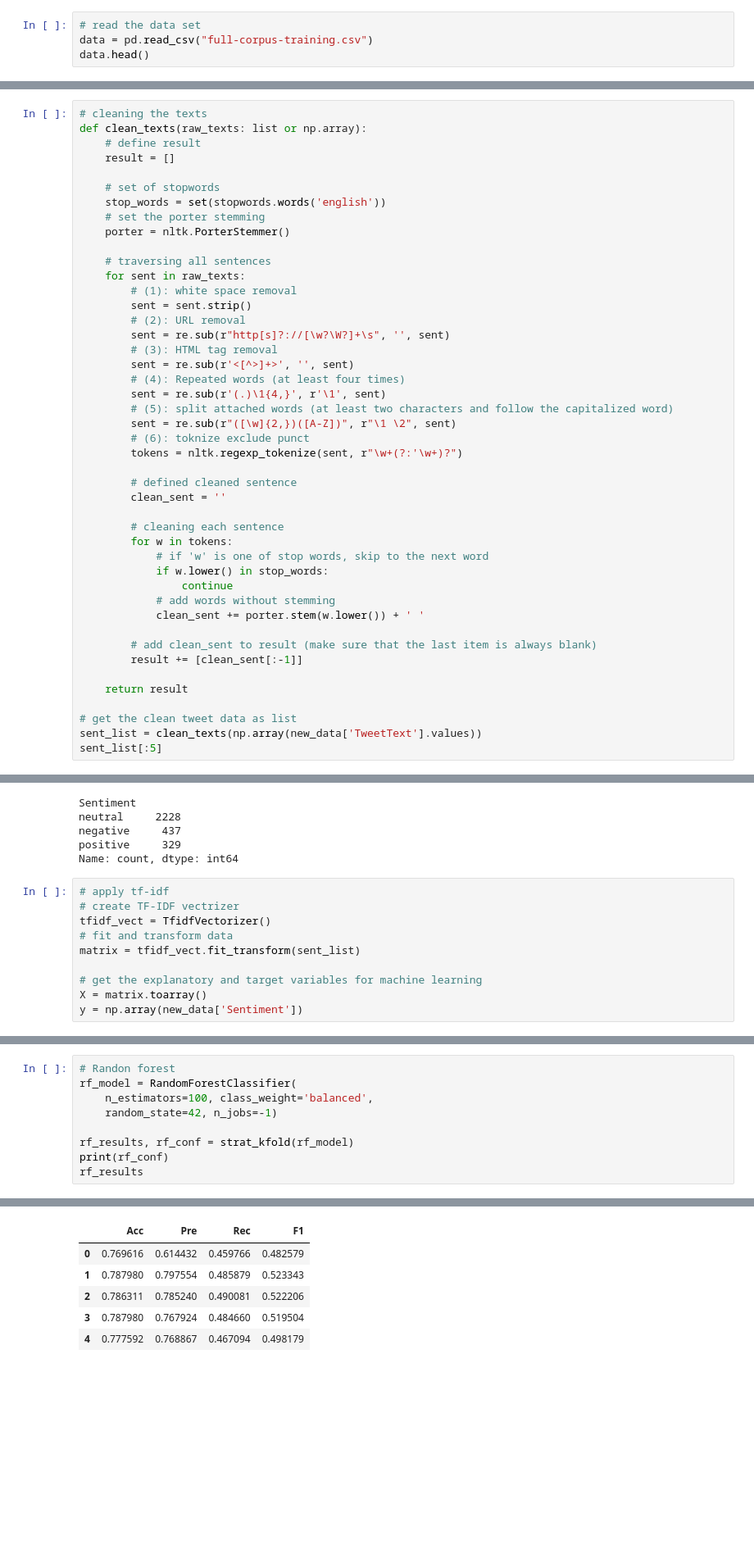
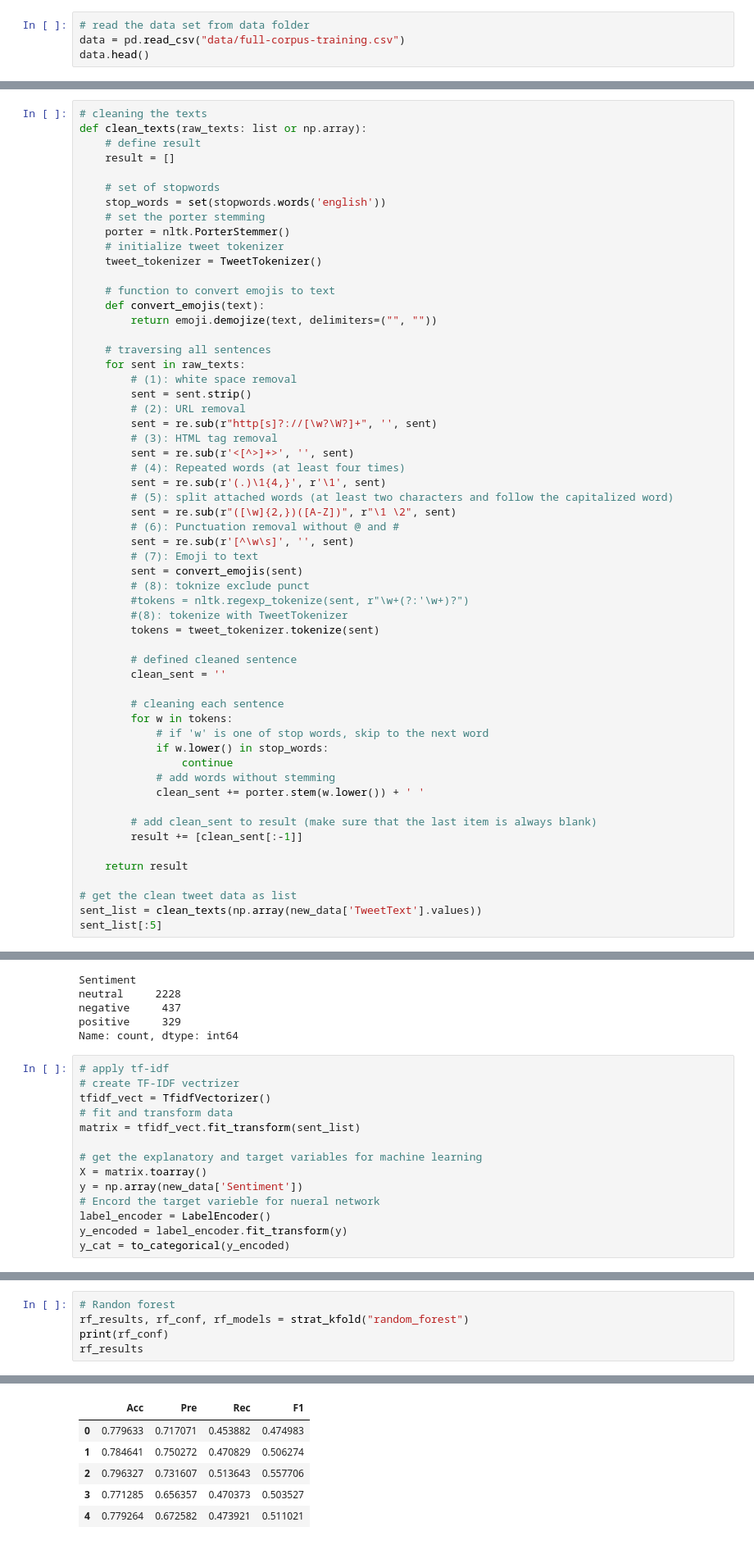
Before and after one commit to RanArino/Course_Projects, a Jupyter notebook: BDA600_SocialMediaAnalytics/WS03_SentimentAnalysis.ipynb, the cells around one changed output, grey strips where cells are left out. Shown at 82% size. Cells and saved outputs as stored; diff of their text form; blank space fills up the shorter version.

```diff
--- a/BDA600_SocialMediaAnalytics/WS03_SentimentAnalysis.ipynb
+++ b/BDA600_SocialMediaAnalytics/WS03_SentimentAnalysis.ipynb
@@ -23,7 +29,7 @@ from sklearn.model_selection import cross_val_predict
 from sklearn.metrics import accuracy_score, precision_score, recall_score, f1_score, confusion_matrix
 # %%
-# read the data set
-data = pd.read_csv("full-corpus-training.csv")
+# read the data set from data folder
+data = pd.read_csv("data/full-corpus-training.csv")
 data.head()
 # %% [output]
 |  | Sentiment | TweetId | TweetText |
@@ -52,21 +58,33 @@ def clean_texts(raw_texts: list or np.array):
     stop_words = set(stopwords.words('english'))
     # set the porter stemming
     porter = nltk.PorterStemmer()
+    # initialize tweet tokenizer
+    tweet_tokenizer = TweetTokenizer()
+
+    # function to convert emojis to text
+    def convert_emojis(text):
+        return emoji.demojize(text, delimiters=("", ""))
 
     # traversing all sentences
     for sent in raw_texts:
         # (1): white space removal
         sent = sent.strip()
         # (2): URL removal
-        sent = re.sub(r"http[s]?://[\w?\W?]+\s", '', sent)
+        sent = re.sub(r"http[s]?://[\w?\W?]+", '', sent)
         # (3): HTML tag removal
         sent = re.sub(r'<[^>]+>', '', sent)
         # (4): Repeated words (at least four times)
         sent = re.sub(r'(.)\1{4,}', r'\1', sent)
         # (5): split attached words (at least two characters and follow the capitalized word)
         sent = re.sub(r"([\w]{2,})([A-Z])", r"\1 \2", sent)
-        # (6): toknize exclude punct
-        tokens = nltk.regexp_tokenize(sent, r"\w+(?:'\w+)?")
+        # (6): Punctuation removal without @ and #
+        sent = re.sub(r'[^\w\s]', '', sent)
+        # (7): Emoji to text
+        sent = convert_emojis(sent)
+        # (8): toknize exclude punct
+        #tokens = nltk.regexp_tokenize(sent, r"\w+(?:'\w+)?")
+        #(8): tokenize with TweetTokenizer
+        tokens = tweet_tokenizer.tokenize(sent)
 
         # defined cleaned sentence
         clean_sent = ''
@@ -127,6 +140,10 @@ matrix = tfidf_vect.fit_transform(sent_list)
 # get the explanatory and target variables for machine learning
 X = matrix.toarray()
 y = np.array(new_data['Sentiment'])
+# Encord the target varieble for nueral network
+label_encoder = LabelEncoder()
+y_encoded = label_encoder.fit_transform(y)
+y_cat = to_categorical(y_encoded)
 # %%
 print("Explnatory Variable format: ")
 print(X[:5])
@@ -217,11 +296,7 @@ start fold 5
 | 4 | 0.745819 | 0.581798 | 0.337121 | 0.292200 |
 # %%
 # Randon forest
-rf_model = RandomForestClassifier(
-    n_estimators=100, class_weight='balanced',
-    random_state=42, n_jobs=-1)
-
-rf_results, rf_conf = strat_kfold(rf_model)
+rf_results, rf_conf, rf_models = strat_kfold("random_forest")
 print(rf_conf)
 rf_results
 # %% [output]
@@ -244,6 +319,6 @@ start fold 5
 |  | Acc | Pre | Rec | F1 |
-| 0 | 0.769616 | 0.614432 | 0.459766 | 0.482579 |
-| 1 | 0.787980 | 0.797554 | 0.485879 | 0.523343 |
-| 2 | 0.786311 | 0.785240 | 0.490081 | 0.522206 |
-| 3 | 0.787980 | 0.767924 | 0.484660 | 0.519504 |
-| 4 | 0.777592 | 0.768867 | 0.467094 | 0.498179 |
+| 0 | 0.779633 | 0.717071 | 0.453882 | 0.474983 |
+| 1 | 0.784641 | 0.750272 | 0.470829 | 0.506274 |
+| 2 | 0.796327 | 0.731607 | 0.513643 | 0.557706 |
+| 3 | 0.771285 | 0.656357 | 0.470373 | 0.503527 |
+| 4 | 0.779264 | 0.672582 | 0.473921 | 0.511021 |
```
Also changed, not shown: parts of 14 cells of this notebook.
